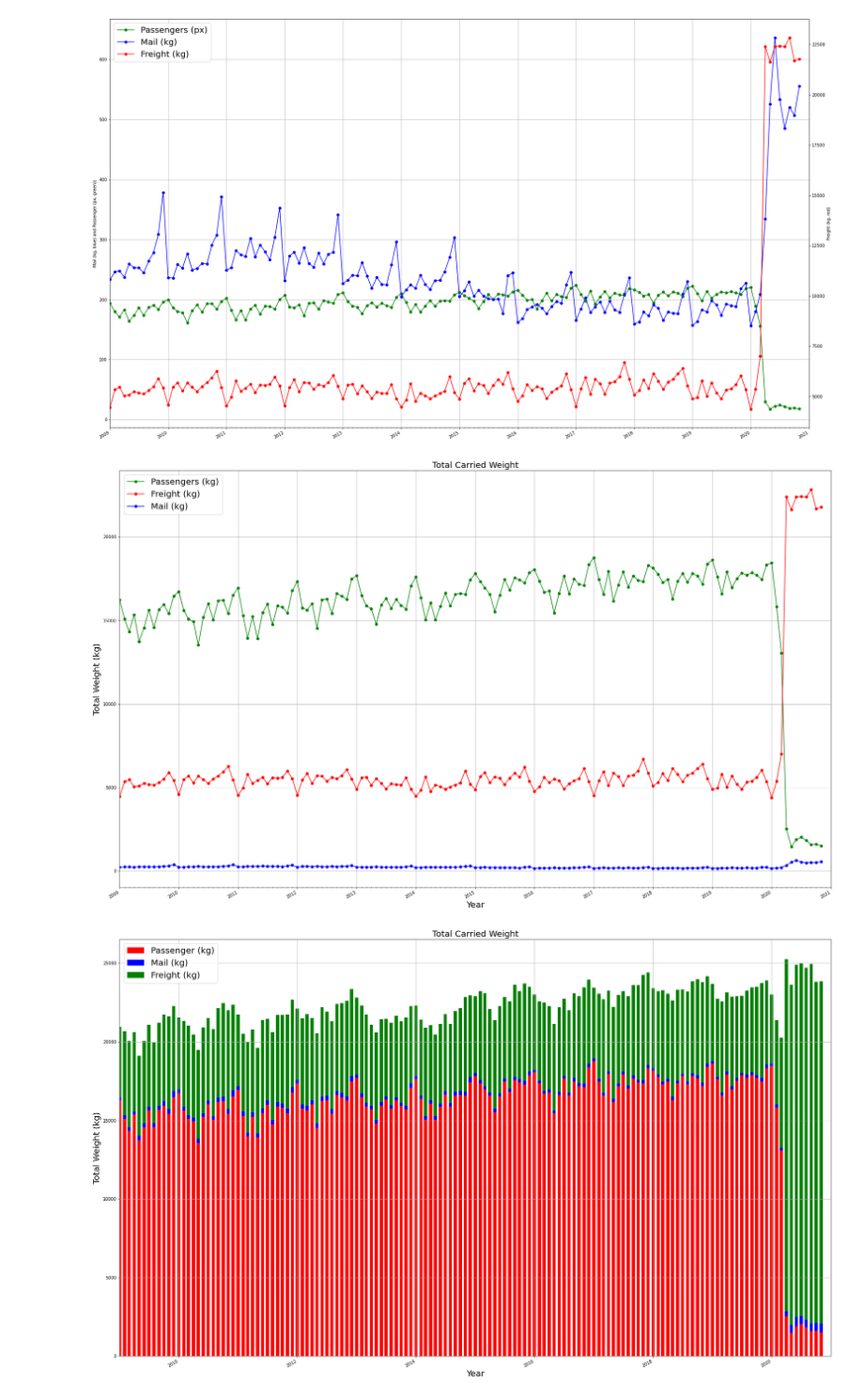
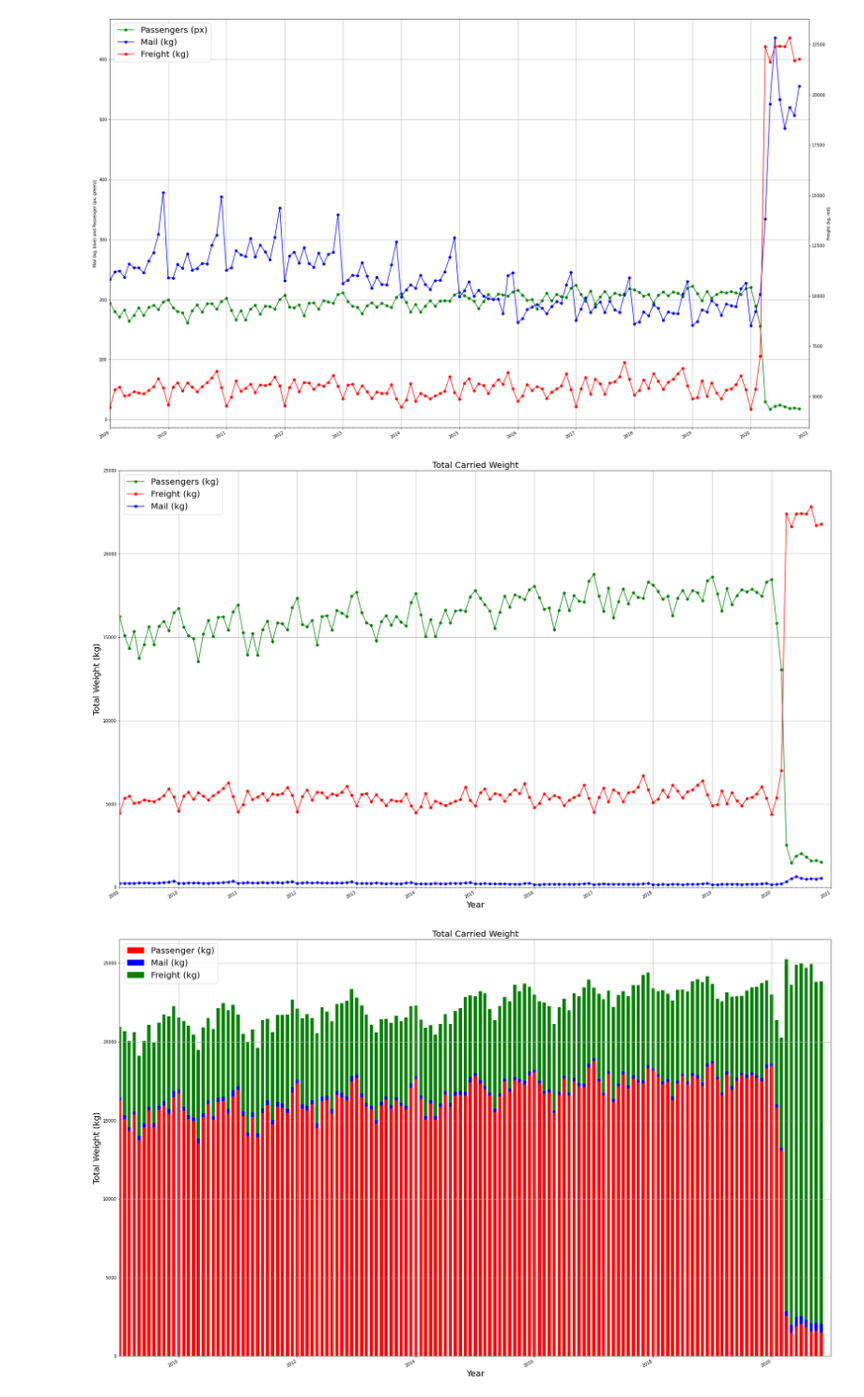
Before and after one commit to dianeyaneza/ebay-espresso, a Jupyter notebook: investigation/ratio_of_passengers_and_freight.ipynb, the cells around one changed output. Shown at 94% size. Saved outputs shown, nothing was run; the diff lists cells and outputs as text; code cells hidden in the pictures.

```diff
--- a/investigation/ratio_of_passengers_and_freight.ipynb
+++ b/investigation/ratio_of_passengers_and_freight.ipynb
@@ -191,34 +191,35 @@ lns3 = ax.plot_date(ratioData['date'], ratioData['mail_per_flight'],linestyle='-
 
 # format the ticks
 ax.xaxis.set_major_locator(years)
 ax.xaxis.set_major_formatter(years_fmt)
 ax.xaxis.set_minor_locator(months)
 
 # round to nearest years.
 lastdate = ratioData['date'][len(ratioData['date'])-1]
 datemin = np.datetime64(ratioData['date'][0], 'Y')
 datemax = np.datetime64(lastdate, 'Y') + np.timedelta64(1, 'Y')
 ax.set_xlim(datemin, datemax)
 
 # format the coords message box
 ax.format_xdata = mdates.DateFormatter('%Y-%m-%d')
 ax.grid(True)
 
 # Set labels and make a combined legend that I can size appropriately
 lns = lns1+lns2+lns3
 labs = [l.get_label() for l in lns]
 ax.legend(lns, labs, loc=0, prop={'size':20})
 
 # rotates and right aligns the x labels, and moves the bottom of the
 # axes up to make room for them
 fig.autofmt_xdate()
 plt.title('Total Carried Weight',fontsize=20)
 plt.xlabel('Year',fontsize=20)
 plt.ylabel('Total Weight (kg)', fontsize=20)
+ax.set_ylim(0, 25000)
 plt.savefig('../images/total_carried_weight_per_flight_line.png')
 plt.show()
 # %% [output]
-[figure, old version]
+[figure, new version]
 # %%
 # Creating a stacked bar graph
 # Can't get the x axes absolutely perfect, but it's good enough and has all the details
```
Also changed, not shown: 7 other files.
